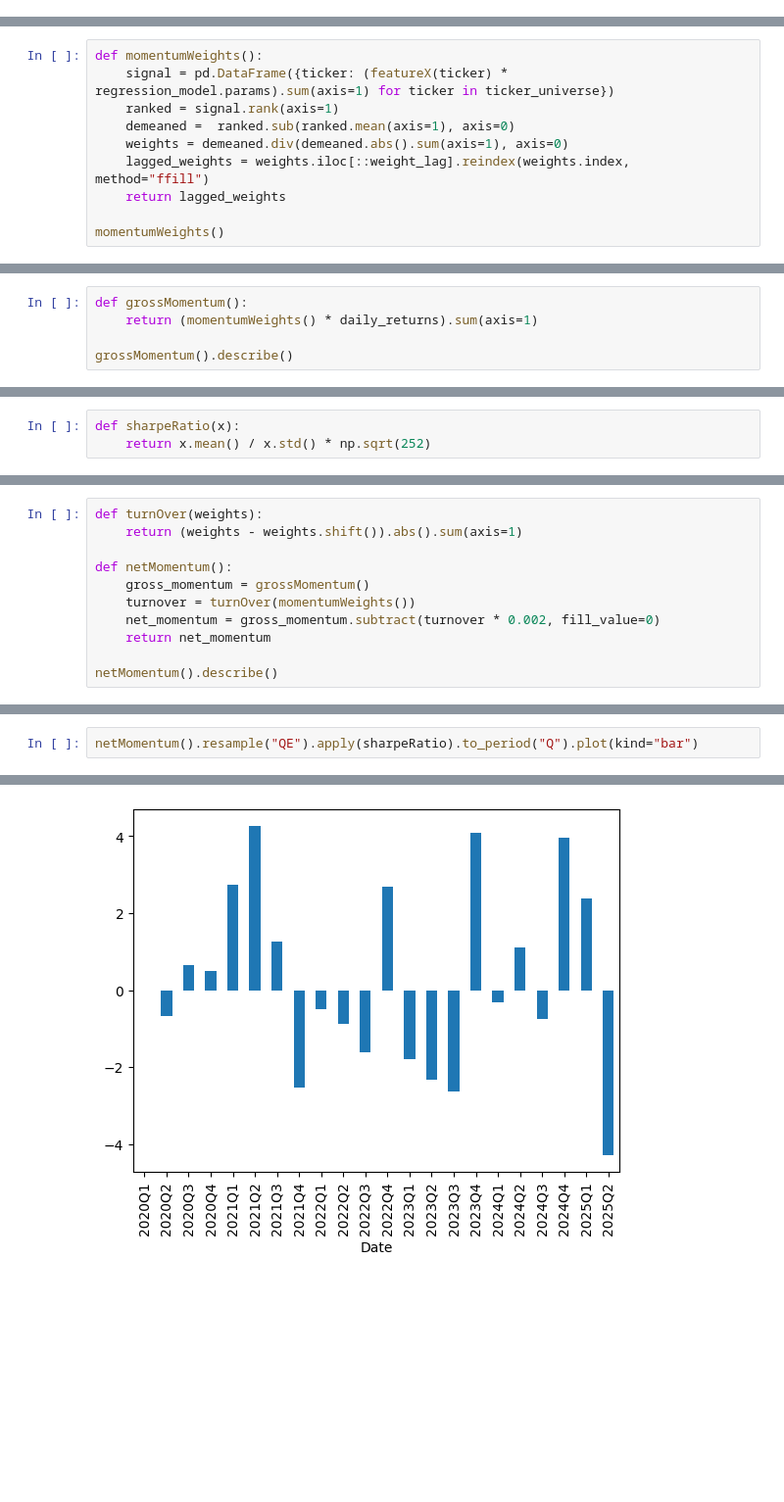
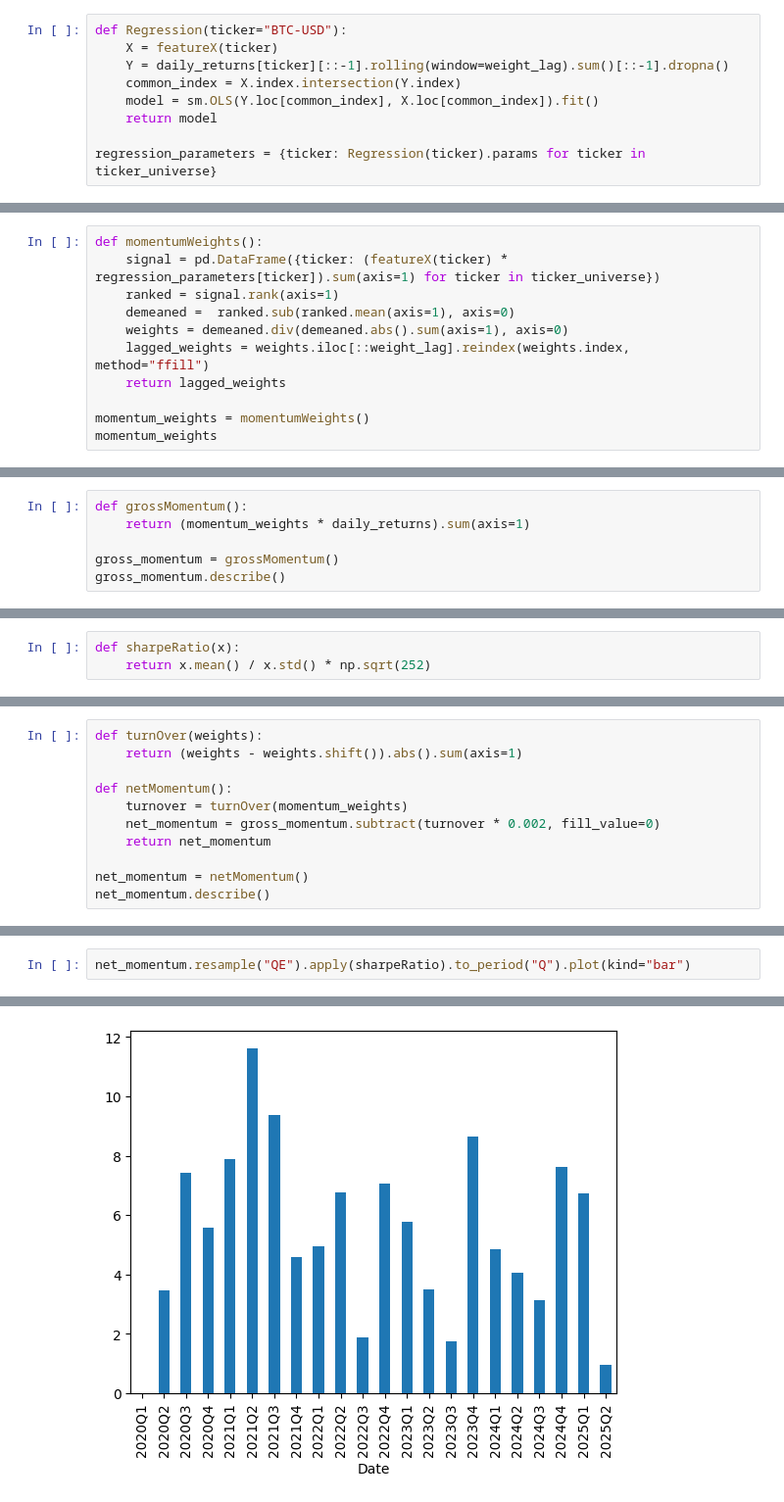
Before and after one commit to JibrilAbdi144/quant-research-project, a Jupyter notebook: notebooks/test19.ipynb, the cells around one changed output, grey strips where cells are left out. Shown at 98% size. Cells and saved outputs as stored; diff of their text form; blank space fills up the shorter version.

Commit message:
test 19 regressions - separate fits for reach ticker - 4.0+ sharpe reached on test data

```diff
--- a/notebooks/test19.ipynb
+++ b/notebooks/test19.ipynb
@@ -100,0 +64,9 @@ strong multicollinearity problems or that the design matrix is singular.
+# %%
+def Regression(ticker="BTC-USD"):
+    X = featureX(ticker)
+    Y = daily_returns[ticker][::-1].rolling(window=weight_lag).sum()[::-1].dropna()
+    common_index = X.index.intersection(Y.index)
+    model = sm.OLS(Y.loc[common_index], X.loc[common_index]).fit()
+    return model
+
+regression_parameters = {ticker: Regression(ticker).params for ticker in ticker_universe}
@@ -101,13 +89,14 @@ strong multicollinearity problems or that the design matrix is singular.
 # %%
 def momentumWeights():
-    signal = pd.DataFrame({ticker: (featureX(ticker) * regression_model.params).sum(axis=1) for ticker in ticker_universe})
+    signal = pd.DataFrame({ticker: (featureX(ticker) * regression_parameters[ticker]).sum(axis=1) for ticker in ticker_universe})
     ranked = signal.rank(axis=1)
     demeaned =  ranked.sub(ranked.mean(axis=1), axis=0)
     weights = demeaned.div(demeaned.abs().sum(axis=1), axis=0)
     lagged_weights = weights.iloc[::weight_lag].reindex(weights.index, method="ffill")
     return lagged_weights
 
-momentumWeights()
+momentum_weights = momentumWeights()
+momentum_weights
 # %% [output]
 |  | BTC-USD | ETH-USD | BNB-USD | XRP-USD | SOL-USD | TRX-USD | ZEC-USD | DOGE-USD | XMR-USD | LINK-USD | ADA-USD | ... |
 | Date |  |  |  |  |  |  |  |  |  |  |  | ... |
@@ -125,8 +114,9 @@ momentumWeights()
 1887 rows × 20 columns
 # %%
 def grossMomentum():
-    return (momentumWeights() * daily_returns).sum(axis=1)
+    return (momentum_weights * daily_returns).sum(axis=1)
 
-grossMomentum().describe()
+gross_momentum = grossMomentum()
+gross_momentum.describe()
 # %% [output]
 count    2008.000000
@@ -150,11 +140,11 @@ def turnOver(weights):
     return (weights - weights.shift()).abs().sum(axis=1)
 
 def netMomentum():
-    gross_momentum = grossMomentum()
-    turnover = turnOver(momentumWeights())
+    turnover = turnOver(momentum_weights)
     net_momentum = gross_momentum.subtract(turnover * 0.002, fill_value=0)
     return net_momentum
 
-netMomentum().describe()
+net_momentum = netMomentum()
+net_momentum.describe()
 # %% [output]
 count    2008.000000
@@ -178,5 +168,5 @@ grossMomentum().resample("QE").apply(sharpeRatio).to_period("Q").plot(kind="bar"
 # %%
-netMomentum().resample("QE").apply(sharpeRatio).to_period("Q").plot(kind="bar")
+net_momentum.resample("QE").apply(sharpeRatio).to_period("Q").plot(kind="bar")
 # %% [output]
 <Axes: xlabel='Date'>
-[figure, old version]
+[figure, new version]
```
Also changed, not shown: parts of 13 cells of this notebook.
